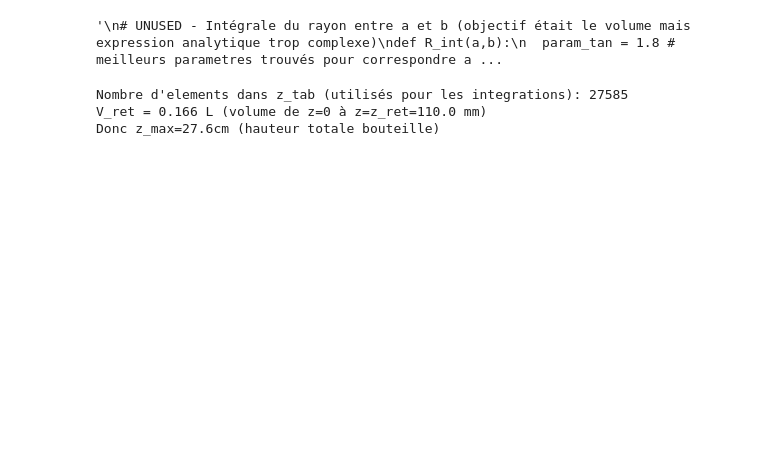
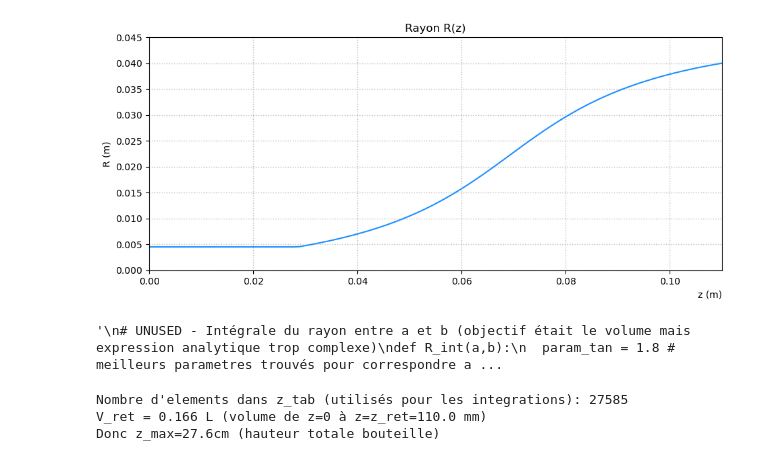
Before and after one commit to CuriousPelican/sifu, a Jupyter notebook: simulator.ipynb, the cells around one changed output. Cells and saved outputs as stored; diff of their text form; code cells hidden in the pictures; blank space fills up the shorter version.

```diff
--- a/simulator.ipynb
+++ b/simulator.ipynb
@@ -70,28 +70,38 @@ g = 9.8 # 9.80665 m/s^2 (conference poids & mesures 1901) - Acceleration de la p
 # %%
 ############################## R(z), A(z) ##############################
 
 # Referentiel Bouteille - z est la distance axiale par rapport à la sotrie de la tuyère (flux supposé unidirectionnel)
 
 z_goulot = 0.26*z_ret # z auquel le goulot se termine
 
 # Renvoie le rayon a z donné - basé sur puis arctan entre -param_tan et param_tan et
 def R(z):
   param_tan = 1.8 # meilleurs parametres trouvés pour correspondre a mes bouteilles
   if z>=z_ret:
     return Rb
   elif z<=z_goulot:
     return Rt
   else:
     z_atan = param_tan*(2*(z-z_goulot)/(z_ret-z_goulot)-1)
     return Rt + (Rb-Rt)/2 * (1+np.arctan(z_atan)/np.arctan(param_tan))
 
 # Renvoie la section a z donné
 def A(z):
   return np.pi*R(z)**2
 
 # Test courbe rétrécissement
-# plt.plot([R(z) for z in np.linspace(0,z_ret,100)])
-# plt.show()
+plt.figure(figsize=(11, 4.5))
+Rplot = plt.subplot(1,1,1)
+plt.plot(np.linspace(0,z_ret,100), [R(z) for z in np.linspace(0,z_ret,100)], color="dodgerblue")
+Rplot.set_xlim(0,0.11)
+Rplot.set_ylim(0,0.045)
+Rplot.grid("on", color='silver', linestyle=':', linewidth=1)
+Rplot.set_ylabel("R (m)")
+Rplot.set_xlabel("z (m)", loc="right")
+Rplot.set_title("Rayon R(z)")
+plt.show()
+# %% [output]
+[figure, added]
 # %%
 ############################## UNUSED - FUNCTION OBJECT init bouteille H(Vw,e), rho(z), m_tot(H), Vw(H) ##############################
 """
```
Also changed, not shown: parts of 6 cells of this notebook.
